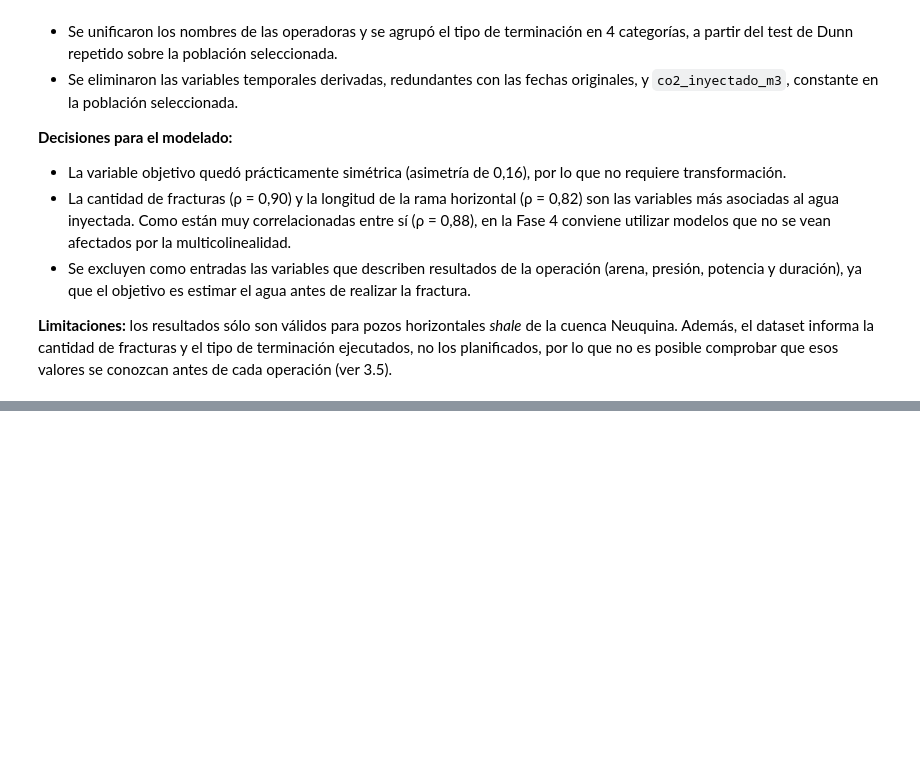
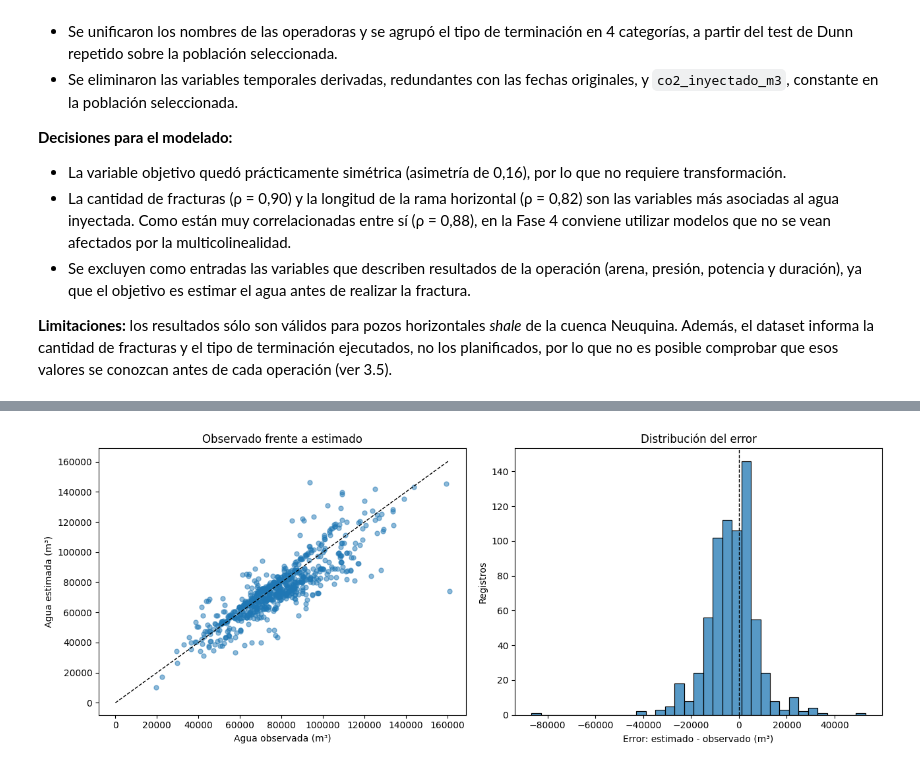
Before and after one commit to 1Claure/Ingenieria_De_Software, a Jupyter notebook: G10_IdS_Fracturas_de_pozos_agua.ipynb, the cells around one changed output, grey strips where cells are left out. Drawn from its saved outputs; the diff is of its cells as text; code cells hidden in the pictures; blank space fills up the shorter version.

```diff
--- a/G10_IdS_Fracturas_de_pozos_agua.ipynb
+++ b/G10_IdS_Fracturas_de_pozos_agua.ipynb
@@ -2377,0 +2465,16 @@ Guardadas 2,626 operaciones en df_limpio.csv
+# %%
+corte_temporal = CORTE_TEMPORAL
+train = datos_modelo.loc[datos_modelo["fecha_inicio_fractura"] < corte_temporal].copy()
+test = datos_modelo.loc[datos_modelo["fecha_inicio_fractura"] >= corte_temporal].copy()
+pozos_compartidos = set(train["idpozo"]).intersection(test["idpozo"])
+train = train.loc[~train["idpozo"].isin(pozos_compartidos)].copy()
+if train.empty or test.empty:
+	raise ValueError("La partición temporal quedó vacía; revisar fechas y filtros.")
+assert train["fecha_inicio_fractura"].max() < test["fecha_inicio_fractura"].min()
+assert not set(train["idpozo"]).intersection(test["idpozo"])
+X_train, y_train = train[entradas], train[objetivo]
+X_test, y_test = test[entradas], test[objetivo]
+print(f"Entrenamiento: {len(train):,} operaciones; prueba: {len(test):,}.")
+print(f"Pozos compartidos retirados del entrenamiento: {len(pozos_compartidos)}.")
+print(f"Rango de entrenamiento: {train.fecha_inicio_fractura.min().date()} a {train.fecha_inicio_fractura.max().date()}")
+print(f"Rango de prueba: {test.fecha_inicio_fractura.min().date()} a {test.fecha_inicio_fractura.max().date()}")
@@ -2377,0 +2685,71 @@ Guardadas 2,626 operaciones en df_limpio.csv
+# %%
+def calcular_metricas(nombre, real, pred):
+	return {
+		"modelo": nombre,
+		"MAE_m3": mean_absolute_error(real, pred),
+		"RMSE_m3": np.sqrt(mean_squared_error(real, pred)),
+		"MedAE_m3": median_absolute_error(real, pred),
+		"R2": r2_score(real, pred),
+	}
+
+
+metricas = pd.DataFrame(
+	[
+		calcular_metricas("Referencia: mediana", y_test, pred_referencia),
+		calcular_metricas(nombre_modelo, y_test, pred_modelo),
+	]
+)
+display(metricas.round(3))
+
+mae_ref = metricas.loc[metricas["modelo"].eq("Referencia: mediana"), "MAE_m3"].iloc[0]
+mae_modelo = metricas.loc[metricas["modelo"].eq(nombre_modelo), "MAE_m3"].iloc[0]
+mejora = 100 * (mae_ref - mae_modelo) / mae_ref
+decision = "mejora la referencia" if mejora > 0 else "no mejora la referencia"
+print(f"Decisión preliminar: el {nombre_modelo} {decision} en MAE ({mejora:.1f}%).")
+
+# Los identificadores salen de test_metadata, guardado junto al resto de los
+# artefactos: así cada fila coincide con su observación y su predicción.
+resultados_test = test_metadata.reset_index(drop=True).copy()
+resultados_test["agua_observada_m3"] = y_test.to_numpy()
+resultados_test["agua_estimada_m3"] = pred_modelo
+resultados_test["error_m3"] = resultados_test["agua_estimada_m3"] - resultados_test["agua_observada_m3"]
+resultados_test["error_absoluto_m3"] = resultados_test["error_m3"].abs()
+mayores_errores = resultados_test.nlargest(10, "error_absoluto_m3").copy()
+
+columnas_numericas = mayores_errores.select_dtypes(include="number").columns
+mayores_errores[columnas_numericas] = mayores_errores[columnas_numericas].round(1)
+
+display(mayores_errores)
+
+fig, axes = plt.subplots(1, 2, figsize=(13, 5))
+axes[0].scatter(y_test, pred_modelo, alpha=0.5, s=25)
+limite = max(float(y_test.max()), float(pred_modelo.max()))
+axes[0].plot([0, limite], [0, limite], "--", color="black", linewidth=1)
+axes[0].set(title="Observado frente a estimado", xlabel="Agua observada (m³)", ylabel="Agua estimada (m³)")
+
+sns.histplot(resultados_test["error_m3"], bins=35, ax=axes[1])
+axes[1].axvline(0, color="black", linestyle="--", linewidth=1)
+axes[1].set(title="Distribución del error", xlabel="Error: estimado - observado (m³)", ylabel="Registros")
+plt.tight_layout()
+plt.show()
+
+# Importancia de variables según el tipo de modelo elegido.
+if hasattr(modelo, "named_steps"):
+	nucleo, prep = modelo.named_steps["regresor"], modelo.named_steps["prep"]
+else:  # los modelos con objetivo transformado envuelven el pipeline
+	nucleo, prep = modelo.regressor_.named_steps["regresor"], modelo.regressor_.named_steps["prep"]
+nombres = prep.get_feature_names_out()
+
+if hasattr(nucleo, "feature_importances_"):
+	importancias = pd.Series(nucleo.feature_importances_, index=nombres, name="importancia").sort_values(ascending=False)
+	display(importancias.head(12).to_frame().round(3))
+elif hasattr(nucleo, "coef_"):
+	coeficientes = pd.Series(np.abs(np.ravel(nucleo.coef_)), index=nombres, name="|coeficiente|").sort_values(ascending=False)
+	display(coeficientes.head(12).to_frame().round(4))
+else:
+	resultado = permutation_importance(modelo, X_test, y_test, n_repeats=10, random_state=42, scoring="neg_mean_absolute_error")
+	importancias = pd.Series(resultado.importances_mean, index=entradas, name="importancia por permutación").sort_values(ascending=False)
+	display(importancias.to_frame().round(4))
+
+print("Las importancias describen el uso de variables por el modelo; no prueban causalidad.")
+# %% [output]
@@ -2377,0 +2771 @@ Guardadas 2,626 operaciones en df_limpio.csv
+[figure, added]
```
Also changed, not shown: parts of 24 cells of this notebook, 6 other files.
